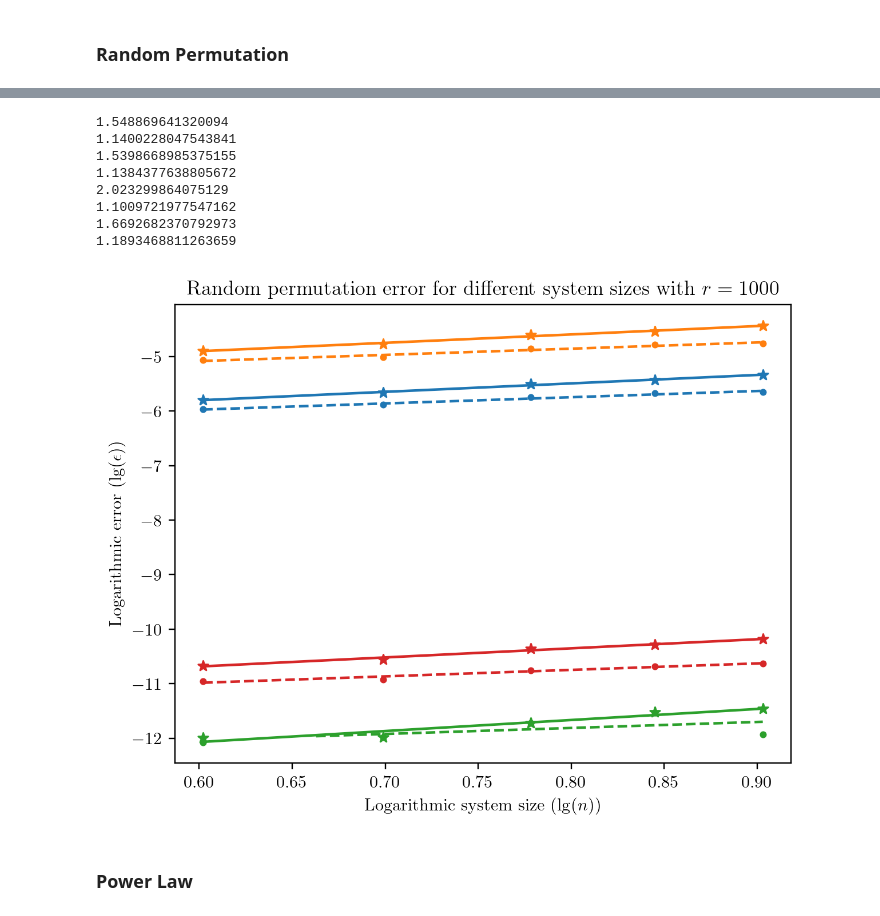
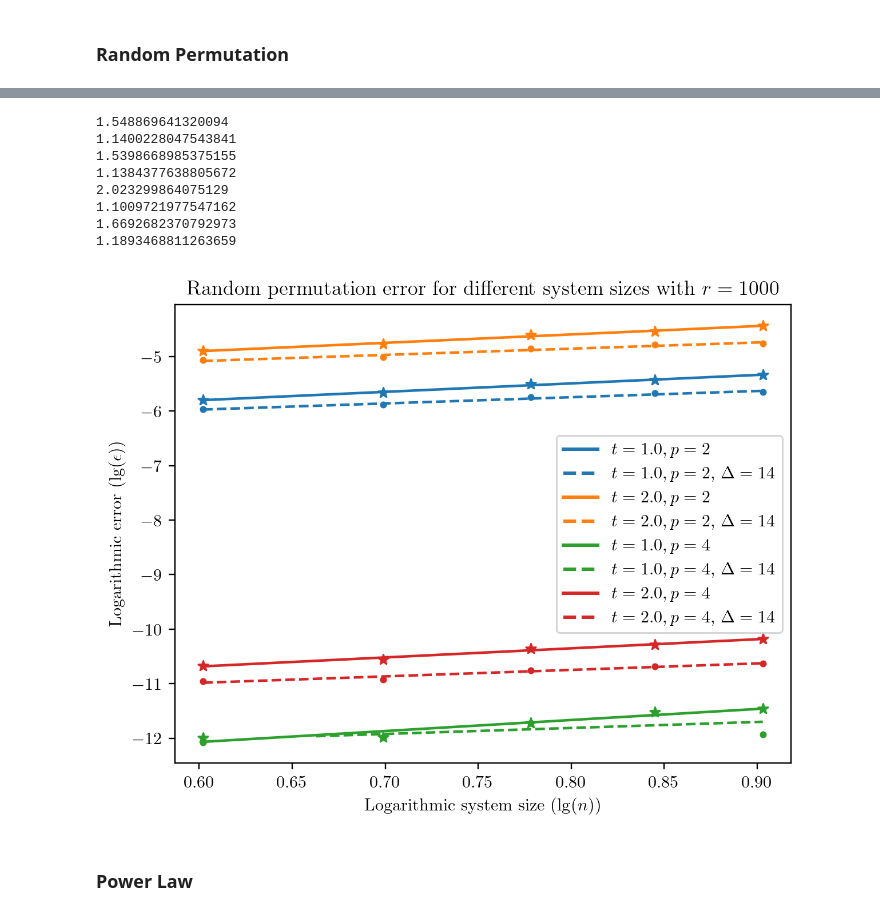
Before and after one commit to Qubit-Fernand/Digital-Quantum-Simulation, a Jupyter notebook: Figure/Plotting.ipynb, the cells around one changed output, grey strips where cells are left out. Drawn from its saved outputs; the diff is of its cells as text; code cells hidden in the pictures.

```diff
--- a/Figure/Plotting.ipynb
+++ b/Figure/Plotting.ipynb
@@ -453,32 +459,32 @@ ax.scatter(step_number, p_4_1, marker = '*', color = '#2ca02c')
 ax.plot(step_number_new, poly_p_4_1(step_number_new), color = '#2ca02c', linestyle = '-', label='$t=1.0, p=4$')
 
 ax.scatter(step_number, p_4_1_Delta, marker ='.', color = '#2ca02c')
 ax.plot(step_number_new[20:], poly_p_4_1_Delta(step_number_new)[20:], color = '#2ca02c', linestyle = '--', label='$t=1.0, p=4$, $\Delta = {Delta}$'.format(Delta = Delta))
 
 ax.scatter(step_number, p_4_2, marker = '*', color = '#d62728')
 ax.plot(step_number_new, poly_p_4_2(step_number_new), color = '#d62728', linestyle = '-', label='$t=2.0, p=4$')
 
 ax.scatter(step_number, p_4_2_Delta, marker ='.', color = '#d62728')
 ax.plot(step_number_new, poly_p_4_2_Delta(step_number_new), color = '#d62728', linestyle = '--', label='$t=2.0, p=4$, $\Delta = {Delta}$'.format(Delta = Delta))
-# ax.legend(handler_map={plt.Line2D: ColorLineStyleHandler()})
+ax.legend(handler_map={plt.Line2D: ColorLineStyleHandler()})
 
 print(poly_p_2_1[1])
 print(poly_p_2_1_Delta[1])
 print(poly_p_2_2[1])
 print(poly_p_2_2_Delta[1])
 print(poly_p_4_1[1])
 print(poly_p_4_1_Delta[1])
 print(poly_p_4_2[1])
 print(poly_p_4_2_Delta[1])
 
 fig.savefig('Permutation-n.pdf', dpi=600, format='pdf')
 # %% [output]
 1.548869641320094
 1.1400228047543841
 1.5398668985375155
 1.1384377638805672
 2.023299864075129
 1.1009721977547162
 1.6692682370792973
 1.1893468811263659
-[figure, old version]
+[figure, new version]
```
Also changed, not shown: parts of 9 cells of this notebook, 10 other files.
